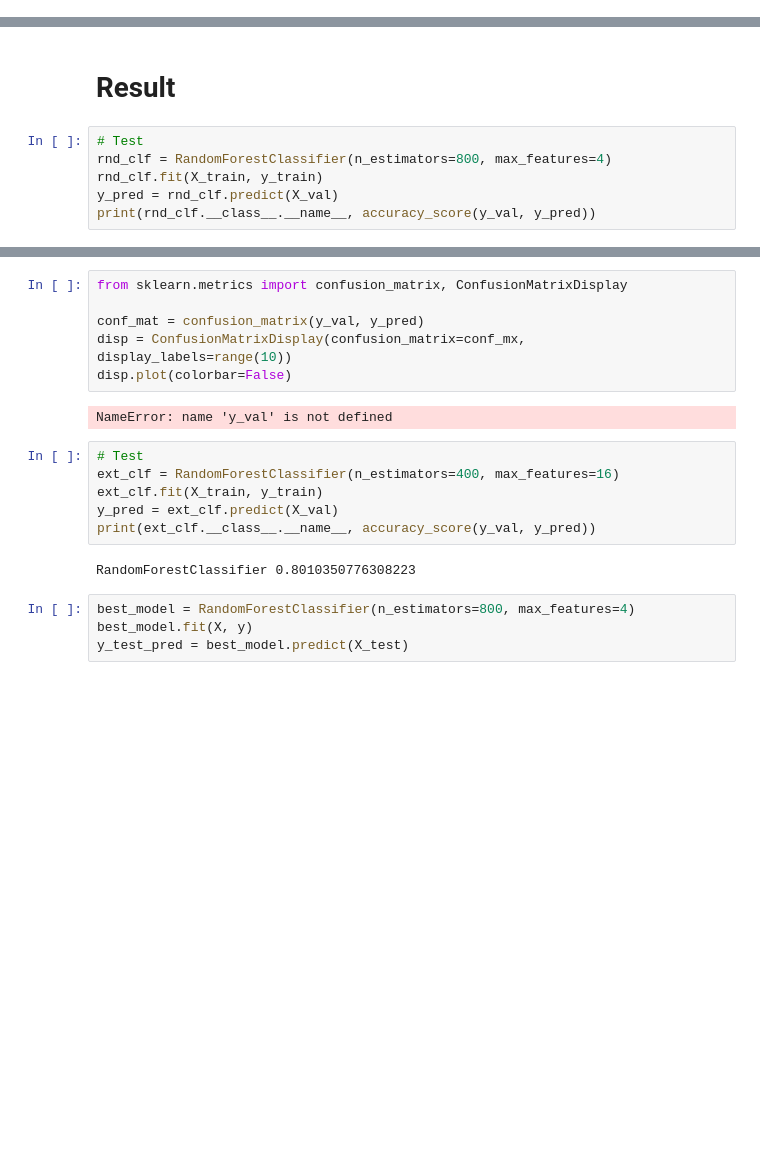
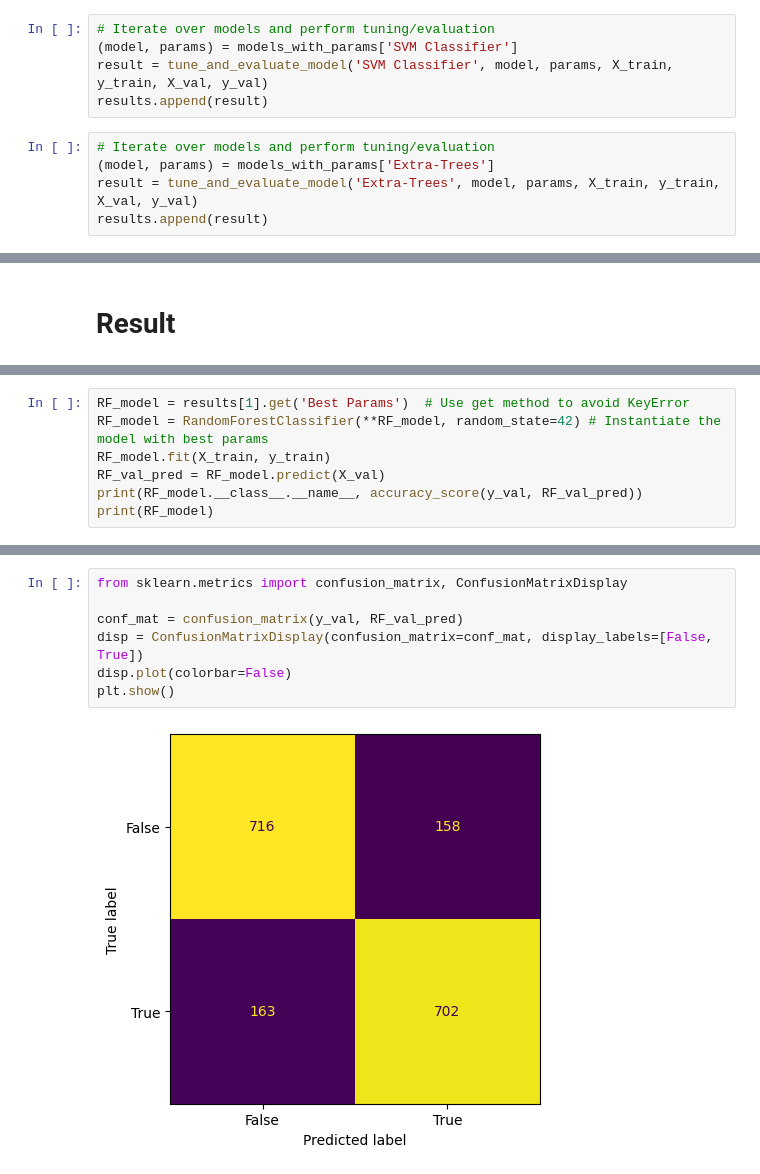
Before and after one commit to Elliefffish/ml-final-Stitanic, a Jupyter notebook: 「ml_final_project_ipynb」的副本.ipynb, the cells around one changed output, grey strips where cells are left out. Cells and saved outputs as stored; diff of their text form; blank space fills up the shorter version.

```diff
--- a/「ml_final_project_ipynb」的副本.ipynb
+++ b/「ml_final_project_ipynb」的副本.ipynb
@@ -993,0 +949,10 @@ score(grid_result)
+# %%
+# Iterate over models and perform tuning/evaluation
+(model, params) = models_with_params['SVM Classifier']
+result = tune_and_evaluate_model('SVM Classifier', model, params, X_train, y_train, X_val, y_val)
+results.append(result)
+# %%
+# Iterate over models and perform tuning/evaluation
+(model, params) = models_with_params['Extra-Trees']
+result = tune_and_evaluate_model('Extra-Trees', model, params, X_train, y_train, X_val, y_val)
+results.append(result)
@@ -994,8 +969,2 @@ score(grid_result)
 # %% [markdown]
 # Result
-# %%
-# Test
-rnd_clf = RandomForestClassifier(n_estimators=800, max_features=4)
-rnd_clf.fit(X_train, y_train)
-y_pred = rnd_clf.predict(X_val)
-print(rnd_clf.__class__.__name__, accuracy_score(y_val, y_pred))
@@ -1003,0 +975,7 @@ NameError: name 'X_train' is not defined
+# %%
+RF_model = results[1].get('Best Params')  # Use get method to avoid KeyError
+RF_model = RandomForestClassifier(**RF_model, random_state=42) # Instantiate the model with best params
+RF_model.fit(X_train, y_train)
+RF_val_pred = RF_model.predict(X_val)
+print(RF_model.__class__.__name__, accuracy_score(y_val, RF_val_pred))
+print(RF_model)
@@ -1004,20 +1013,9 @@ NameError: name 'X_train' is not defined
 # %%
 from sklearn.metrics import confusion_matrix, ConfusionMatrixDisplay
 
-conf_mat = confusion_matrix(y_val, y_pred)
-disp = ConfusionMatrixDisplay(confusion_matrix=conf_mx, display_labels=range(10))
+conf_mat = confusion_matrix(y_val, RF_val_pred)
+disp = ConfusionMatrixDisplay(confusion_matrix=conf_mat, display_labels=[False, True])
 disp.plot(colorbar=False)
+plt.show()
 # %% [output]
-NameError: name 'y_val' is not defined
+[figure, added]
-# %%
-# Test
-ext_clf = RandomForestClassifier(n_estimators=400, max_features=16)
-ext_clf.fit(X_train, y_train)
-y_pred = ext_clf.predict(X_val)
-print(ext_clf.__class__.__name__, accuracy_score(y_val, y_pred))
-# %% [output]
-RandomForestClassifier 0.8010350776308223
-# %%
-best_model = RandomForestClassifier(n_estimators=800, max_features=4)
-best_model.fit(X, y)
-y_test_pred = best_model.predict(X_test)
```
Also changed, not shown: parts of 23 cells of this notebook.
